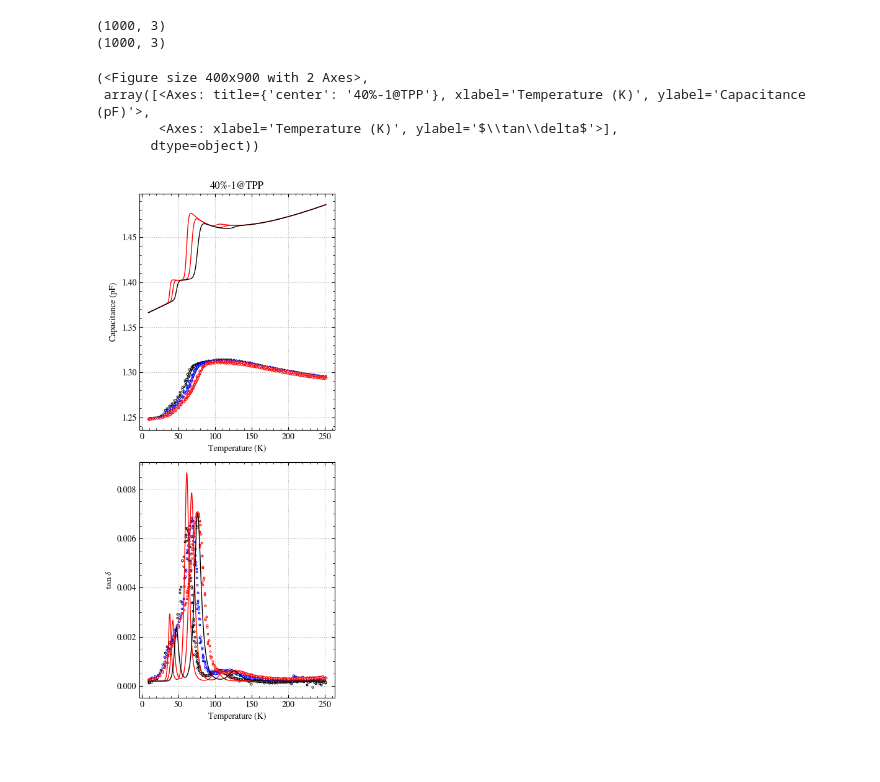
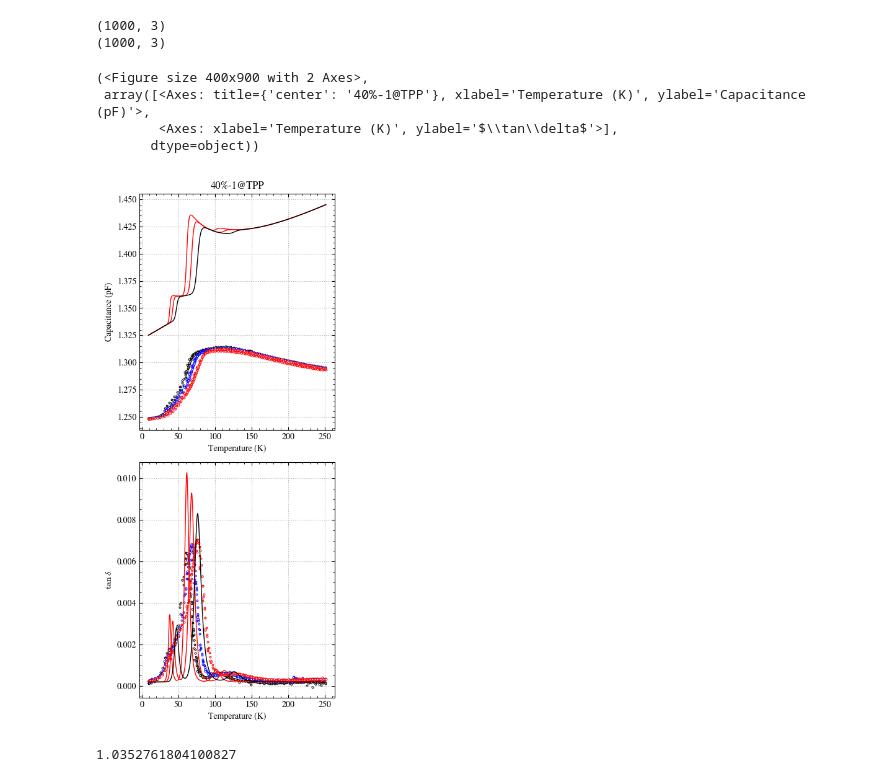
Before and after one commit to ttortorici/fitting, a Jupyter notebook: test_debye33.ipynb, the cells around one changed output. Saved outputs shown, nothing was run; the diff lists cells and outputs as text; code cells hidden in the pictures.

```diff
--- a/test_debye33.ipynb
+++ b/test_debye33.ipynb
@@ -2,6 +2,7 @@
 from fitting.debye33 import Debye33
 from fitting.data import DataSetOld
 from pathlib import Path
+from datetime import datetime
 import numpy as np
 import matplotlib.pylab as plt
 import matplotlib
@@ -13,8 +14,17 @@ dir = Path(r'C:\Users\Teddy\OneDrive - UCB-O365\Rogerslab3\Teddy\Thesis\chapter-
 
 # calibration_files = list(dir.glob("Calibration*"))
 # data_files = list(dir.glob("HeliumCool*"))
+try:
+    data_file = list((dir / "1@TPP sat - GBA 124").glob("*"))[1]
+except IndexError:
+    dir = Path(r'D:\OneDrive - UCB-O365\Rogerslab3\Teddy\Thesis\chapter-4\Data\BDS')
+    data_file = list((dir / "1@TPP sat - GBA 124").glob("*"))[1]
+print(data_file.name)
+x = data_file.name.split("_")[1:3]
+date_time = float(x[0] + "." + x[1])
+del x
+print(datetime.fromtimestamp(date_time))
 
-data_file = list((dir / "1@TPP sat - GBA 124").glob("*"))[1]
 data = DataSetOld(data_file)
 fig, _ = data.show()
 # %% [output]
@@ -23,20 +35,27 @@ Loaded data with shape: (358, 18).
 [figure]
 # %%
 fit = Debye33(data, "40%-1@TPP")
-fit.bare0 = 1
+fit.bare0 = 1.19
+fit.emat0 = 2
 fit.set_population(1, 1)
 fit.set_population(2, 5)
-fit.set_population(3, .5)
+fit.set_population(3, 0.5)
 fit.activation_energy1 = 900
 fit.activation_energy2 = 1450
 fit.activation_energy3 = 2400
 fit.td0 = 2e-4
 fit.show_fit()
 # %% [output]
 (1000, 3)
 (1000, 3)
 (<Figure size 400x900 with 2 Axes>,
  array([<Axes: title={'center': '40%-1@TPP'}, xlabel='Temperature (K)', ylabel='Capacitance (pF)'>,
         <Axes: xlabel='Temperature (K)', ylabel='$\\tan\\delta$'>],
        dtype=object))
-[figure, old version]
+[figure, new version]
+# %%
+a = 2
+d = 4
+print((-np.sqrt(2) * a + np.sqrt(2*a*a-4*(a*a-d*d/2))) / 2)
+# %% [output]
+1.0352761804100827
```
Also changed, not shown: parts of 1 cell of this notebook.
